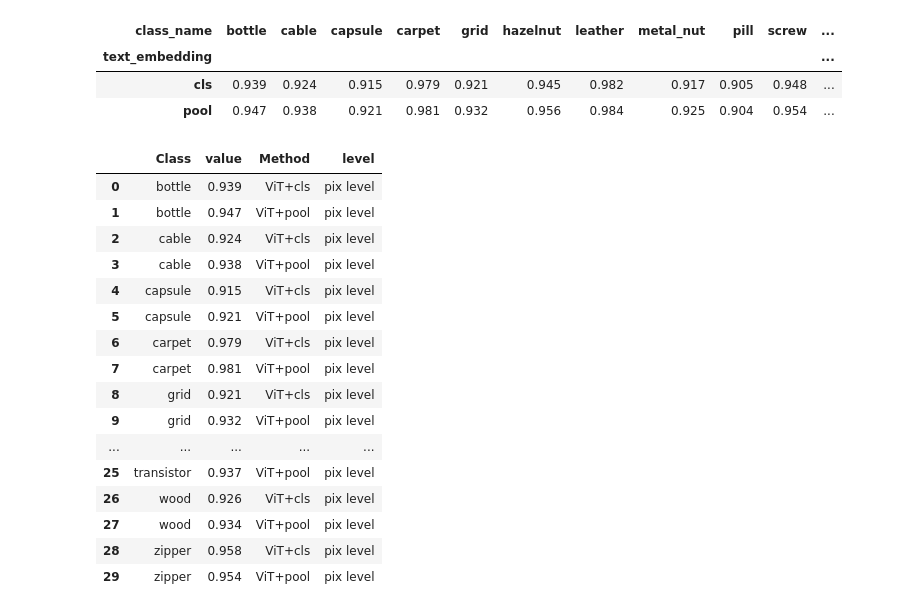
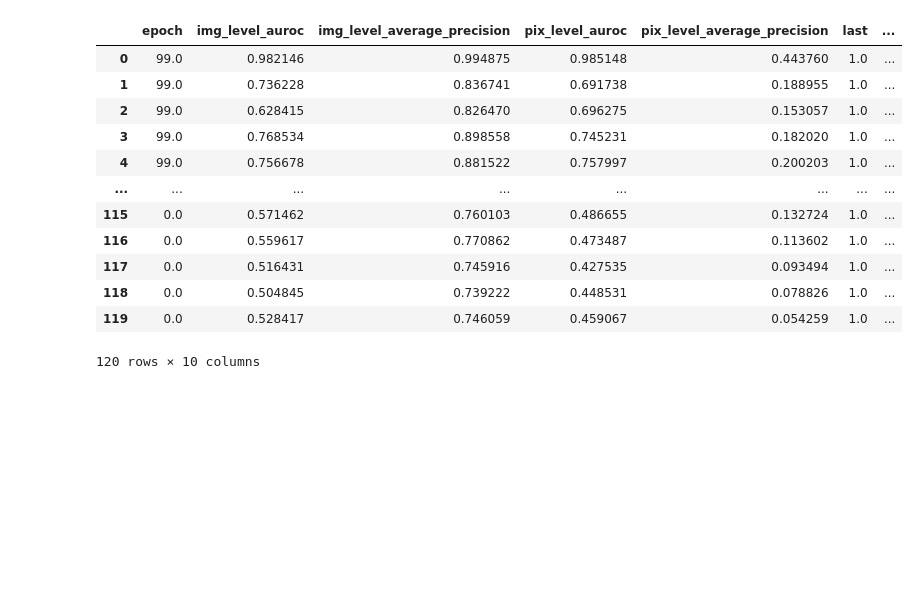
Before and after one commit to crimama/LifeLongerAD, a Jupyter notebook: notebooks/evaluation.ipynb, the cells around one changed output. Saved outputs shown, nothing was run; the diff lists cells and outputs as text; code cells hidden in the pictures; blank space fills up the shorter version.

```diff
--- a/notebooks/evaluation.ipynb
+++ b/notebooks/evaluation.ipynb
@@ -132,7 +0,0 @@ exp1= exp[
-# %%
-exp1
-# %% [output]
-| class_name | bottle | cable | capsule | carpet | grid | hazelnut | leather | metal_nut | pill | screw | ... |
-| text_embedding |  |  |  |  |  |  |  |  |  |  | ... |
-| cls | 0.939 | 0.924 | 0.915 | 0.979 | 0.921 | 0.945 | 0.982 | 0.917 | 0.905 | 0.948 | ... |
-| pool | 0.947 | 0.938 | 0.921 | 0.981 | 0.932 | 0.956 | 0.984 | 0.925 | 0.904 | 0.954 | ... |
@@ -143,20 +0,0 @@ temp['Method'] = temp['Method'].apply(lambda x : f"ViT+{x}")
-# %%
-temp
-# %% [output]
-|  | Class | value | Method | level |
-| 0 | bottle | 0.939 | ViT+cls | pix level |
-| 1 | bottle | 0.947 | ViT+pool | pix level |
-| 2 | cable | 0.924 | ViT+cls | pix level |
-| 3 | cable | 0.938 | ViT+pool | pix level |
-| 4 | capsule | 0.915 | ViT+cls | pix level |
-| 5 | capsule | 0.921 | ViT+pool | pix level |
-| 6 | carpet | 0.979 | ViT+cls | pix level |
-| 7 | carpet | 0.981 | ViT+pool | pix level |
-| 8 | grid | 0.921 | ViT+cls | pix level |
-| 9 | grid | 0.932 | ViT+pool | pix level |
-| ... | ... | ... | ... | ... |
-| 25 | transistor | 0.937 | ViT+pool | pix level |
-| 26 | wood | 0.926 | ViT+cls | pix level |
-| 27 | wood | 0.934 | ViT+pool | pix level |
-| 28 | zipper | 0.958 | ViT+cls | pix level |
-| 29 | zipper | 0.954 | ViT+pool | pix level |
@@ -162,0 +52,41 @@ temp
+# %%
+result = pd.DataFrame()
+for online in df['online'].unique():
+    for m in df['Model'].unique():
+        for cm in df['continual_method'].unique():
+            seen_gt_classes = set()
+            subset = df[
+                (df['online']==online) &
+                (df['Model']==m) &
+                (df['continual_method']==cm)
+            ]
+            for cn in subset['GT_class_name'].unique():
+                temp = subset[subset['GT_class_name']==cn]
+                temp = temp.iloc[:-1] if cn != 'screw' else temp
+
+                temp = pd.DataFrame(subset[subset['GT_class_name']==cn].mean()).T
+
+                temp['GT_class_name'] = cn
+                temp['Model'] = m
+                temp['continual_method'] = cm
+                temp['online'] = online
+
+                result = pd.concat([result,temp])
+
+df = result.reset_index(drop=True)
+# %%
+df
+# %% [output]
+|  | epoch | img_level_auroc | img_level_average_precision | pix_level_auroc | pix_level_average_precision | last | ... |
+| 0 | 99.0 | 0.982146 | 0.994875 | 0.985148 | 0.443760 | 1.0 | ... |
+| 1 | 99.0 | 0.736228 | 0.836741 | 0.691738 | 0.188955 | 1.0 | ... |
+| 2 | 99.0 | 0.628415 | 0.826470 | 0.696275 | 0.153057 | 1.0 | ... |
+| 3 | 99.0 | 0.768534 | 0.898558 | 0.745231 | 0.182020 | 1.0 | ... |
+| 4 | 99.0 | 0.756678 | 0.881522 | 0.757997 | 0.200203 | 1.0 | ... |
+| ... | ... | ... | ... | ... | ... | ... | ... |
+| 115 | 0.0 | 0.571462 | 0.760103 | 0.486655 | 0.132724 | 1.0 | ... |
+| 116 | 0.0 | 0.559617 | 0.770862 | 0.473487 | 0.113602 | 1.0 | ... |
+| 117 | 0.0 | 0.516431 | 0.745916 | 0.427535 | 0.093494 | 1.0 | ... |
+| 118 | 0.0 | 0.504845 | 0.739222 | 0.448531 | 0.078826 | 1.0 | ... |
+| 119 | 0.0 | 0.528417 | 0.746059 | 0.459067 | 0.054259 | 1.0 | ... |
+120 rows × 10 columns
```
Also changed, not shown: parts of 22 cells of this notebook, 38 other files.
